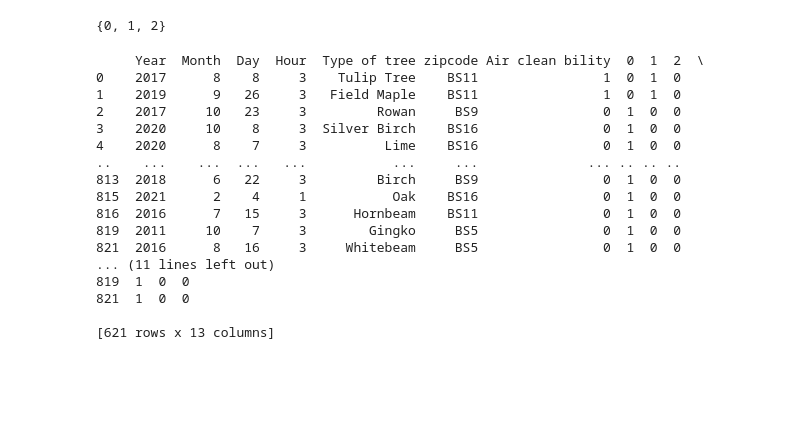
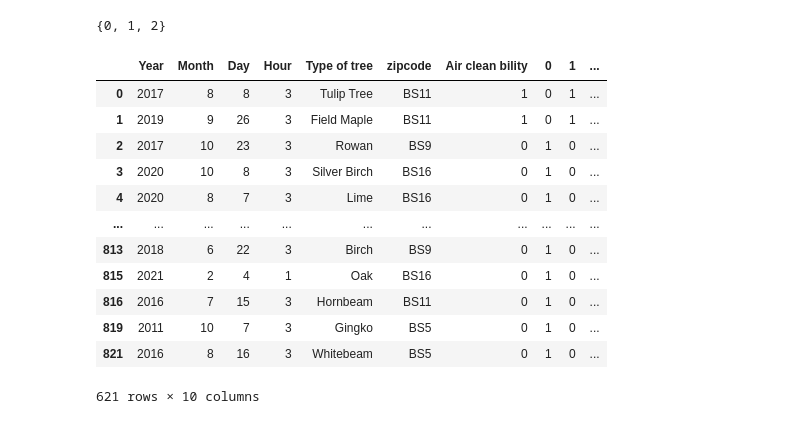
Before and after one commit to coldcloud-sylvia/Bristol_Air_Quality_Analisys---DSMiniProject-37, a Jupyter notebook: tree_air_clean_ability.ipynb, the cells around one changed output. Saved outputs shown, nothing was run; the diff lists cells and outputs as text; code cells hidden in the pictures; blank space fills up the shorter version.

```diff
--- a/tree_air_clean_ability.ipynb
+++ b/tree_air_clean_ability.ipynb
@@ -142,28 +142,21 @@ a
 # %%
 # apply get_dummies() method to transfor the long data into wide type
 dummies = pd.get_dummies(tree['Air clean bility'])
 
 # apply the new column to DataFrame
-tree = pd.concat([tree, dummies], axis=1)
-print(tree)
-
-path = 'D:/学习资料/DataScience/TB2/Mini-project/process_data/X_variables/'
-tree.to_csv(path + 'tree_airclean_ability.csv', index=False)
+new_tree = tree.merge(dummies, left_index=True, right_index=True)
+new_tree
 # %% [output]
+|  | Year | Month | Day | Hour | Type of tree | zipcode | Air clean bility | 0 | 1 | ... |
+| 0 | 2017 | 8 | 8 | 3 | Tulip Tree | BS11 | 1 | 0 | 1 | ... |
+| 1 | 2019 | 9 | 26 | 3 | Field Maple | BS11 | 1 | 0 | 1 | ... |
+| 2 | 2017 | 10 | 23 | 3 | Rowan | BS9 | 0 | 1 | 0 | ... |
+| 3 | 2020 | 10 | 8 | 3 | Silver Birch | BS16 | 0 | 1 | 0 | ... |
+| 4 | 2020 | 8 | 7 | 3 | Lime | BS16 | 0 | 1 | 0 | ... |
+| ... | ... | ... | ... | ... | ... | ... | ... | ... | ... | ... |
+| 813 | 2018 | 6 | 22 | 3 | Birch | BS9 | 0 | 1 | 0 | ... |
+| 815 | 2021 | 2 | 4 | 1 | Oak | BS16 | 0 | 1 | 0 | ... |
+| 816 | 2016 | 7 | 15 | 3 | Hornbeam | BS11 | 0 | 1 | 0 | ... |
+| 819 | 2011 | 10 | 7 | 3 | Gingko | BS5 | 0 | 1 | 0 | ... |
+| 821 | 2016 | 8 | 16 | 3 | Whitebeam | BS5 | 0 | 1 | 0 | ... |
-     Year  Month  Day  Hour  Type of tree zipcode Air clean bility  0  1  2  \
-0    2017      8    8     3    Tulip Tree    BS11                1  0  1  0
-1    2019      9   26     3   Field Maple    BS11                1  0  1  0
-2    2017     10   23     3         Rowan     BS9                0  1  0  0
-3    2020     10    8     3  Silver Birch    BS16                0  1  0  0
-4    2020      8    7     3          Lime    BS16                0  1  0  0
-..    ...    ...  ...   ...           ...     ...              ... .. .. ..
-813  2018      6   22     3         Birch     BS9                0  1  0  0
-815  2021      2    4     1           Oak    BS16                0  1  0  0
-816  2016      7   15     3      Hornbeam    BS11                0  1  0  0
-819  2011     10    7     3        Gingko     BS5                0  1  0  0
-821  2016      8   16     3     Whitebeam     BS5                0  1  0  0
-... (11 lines left out)
-819  1  0  0
-821  1  0  0
-
-[621 rows x 13 columns]
+621 rows × 10 columns
```
Also changed, not shown: parts of 1 cell of this notebook.
